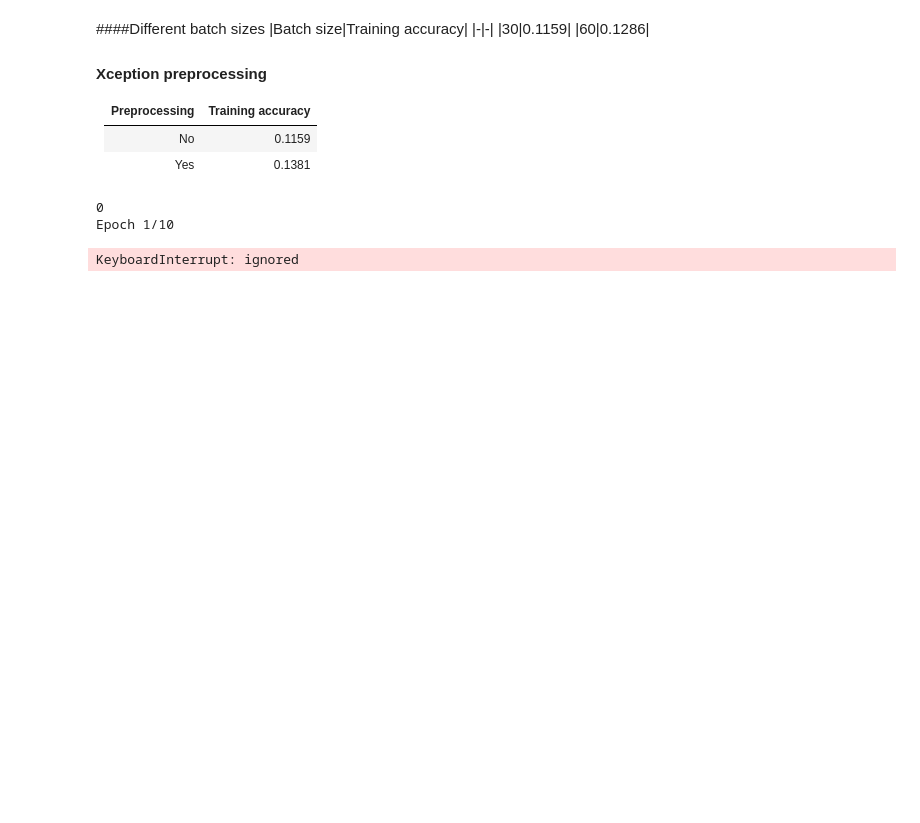
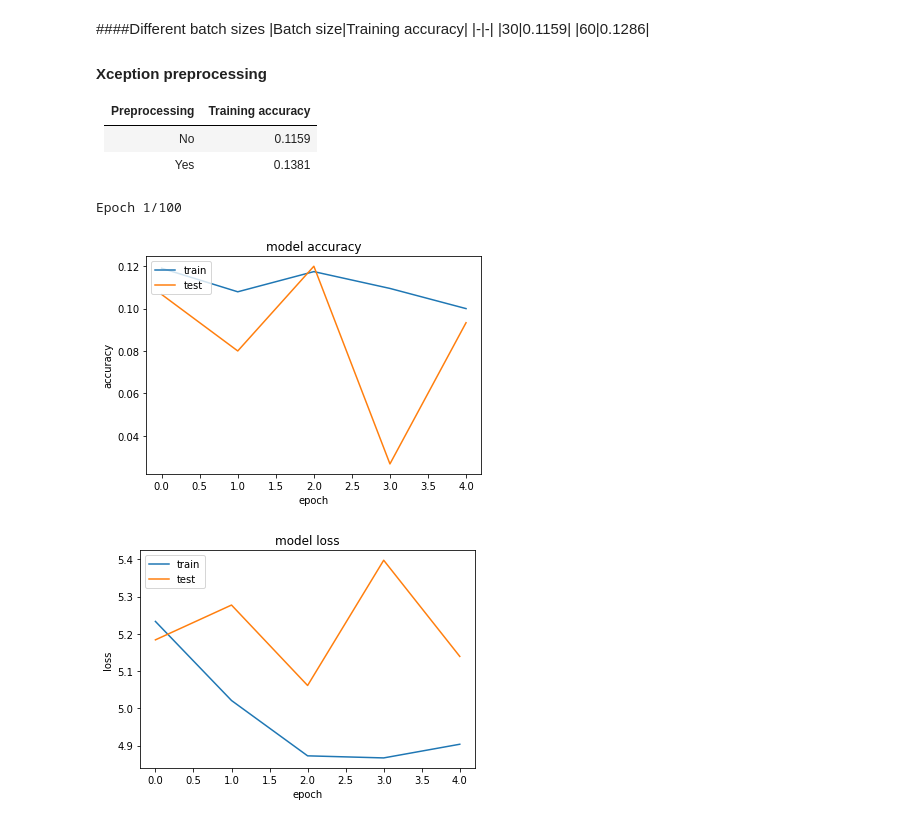
Before and after one commit to Noahfreriksen/identity, a Jupyter notebook: convolutionalcolab.ipynb, the cells around one changed output. Saved outputs shown, nothing was run; the diff lists cells and outputs as text; code cells hidden in the pictures; blank space fills up the shorter version.

```diff
--- a/convolutionalcolab.ipynb
+++ b/convolutionalcolab.ipynb
@@ -33,14 +34,14 @@ val_datagen = ImageDataGenerator(
 training_set = train_datagen.flow_from_directory(
     '/content/drive/MyDrive/identity/dataset/train',
     target_size=(299, 299),
-    batch_size=30,
-    class_mode='binary')
+    batch_size=60,
+    class_mode='sparse')
 
 val_set = val_datagen.flow_from_directory(
     '/content/drive/MyDrive/identity/dataset/val',
     target_size=(299, 299),
     batch_size=5,
-    class_mode='binary')
+    class_mode='sparse')
 # %% [output]
 Found 630 images belonging to 10 classes.
 Found 75 images belonging to 10 classes.
@@ -97,40 +77,41 @@ for layer in base_model.layers:
     layer.trainable=False
 
 #optimizer = SGD(learning_rate=0.2, momentum=0.9, decay=0.01)
-optimizer = Adam(learning_rate=0.0005)
+optimizer = Adam(learning_rate=0.000001)
 model.compile(loss="sparse_categorical_crossentropy",
                 optimizer=optimizer, metrics=["accuracy"])
-epochs = 5
+epochs = 100
 
-for epoch in range(epochs):
-  print(epoch)
-  training = model.fit(training_set, validation_data=val_set, epochs=10)
+checkpoint = ModelCheckpoint("best_model.hdf5", monitor='loss',
+    save_best_only=True, mode='auto', save_freq=1)
 
-  if (epoch % 5 == 0):
-    model.save('model')
 
-model.save('model')
+training = model.fit(training_set,
+                      validation_data=val_set,
+                      epochs=epochs,
+                      callbacks=[checkpoint])
 # %% [output]
-0
-Epoch 1/10
+Epoch 1/100
-KeyboardInterrupt: ignored
 # %%
 import matplotlib.pyplot as plt
 import numpy
 
 # summarize history for accuracy
 plt.plot(training.history['accuracy'])
 plt.plot(training.history['val_accuracy'])
 plt.title('model accuracy')
 plt.ylabel('accuracy')
 plt.xlabel('epoch')
 plt.legend(['train', 'test'], loc='upper left')
 plt.show()
 
-plt.plot(history.history['loss'])
-plt.plot(history.history['val_loss'])
+plt.plot(training.history['loss'])
+plt.plot(training.history['val_loss'])
 plt.title('model loss')
 plt.ylabel('loss')
 plt.xlabel('epoch')
 plt.legend(['train', 'test'], loc='upper left')
 plt.show()
+# %% [output]
+[figure, added]
+[figure, added]
```
Also changed, not shown: parts of 2 cells of this notebook.
